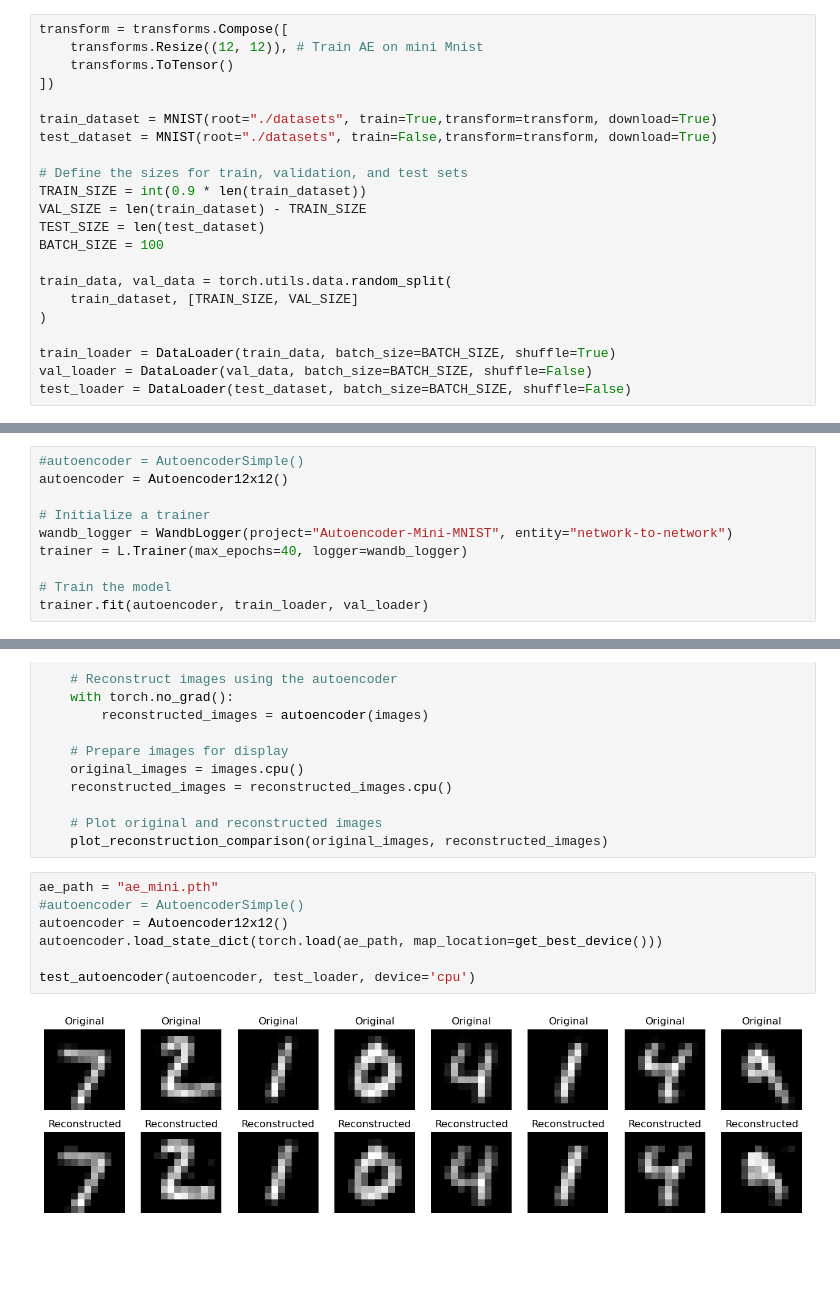
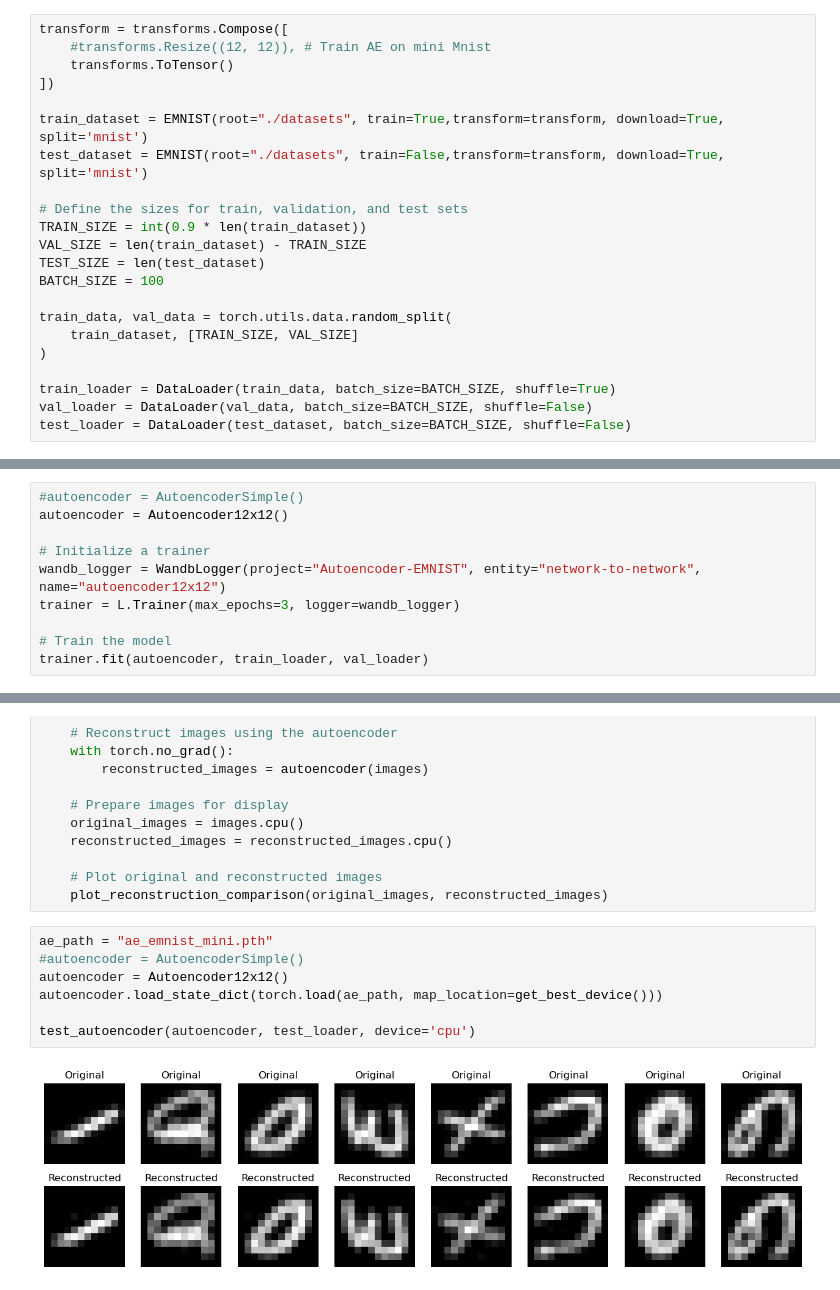
Before and after one commit to lukevoss/GNN, a Jupyter notebook: Project/training/train_autoencoder.ipynb, the cells around one changed output, grey strips where cells are left out. Saved outputs shown, nothing was run; the diff lists cells and outputs as text; blank space fills up the shorter version.

```diff
--- a/Project/training/train_autoencoder.ipynb
+++ b/Project/training/train_autoencoder.ipynb
@@ -25,12 +25,12 @@ from utils import plot_mnist_samples, plot_reconstruction_comparison, get_best_d
 ## Load the data and costruct dataloader
 # %%
 transform = transforms.Compose([
-    transforms.Resize((12, 12)), # Train AE on mini Mnist
+    #transforms.Resize((12, 12)), # Train AE on mini Mnist
     transforms.ToTensor()
 ])
 
-train_dataset = MNIST(root="./datasets", train=True,transform=transform, download=True)
-test_dataset = MNIST(root="./datasets", train=False,transform=transform, download=True)
+train_dataset = EMNIST(root="./datasets", train=True,transform=transform, download=True, split='mnist')
+test_dataset = EMNIST(root="./datasets", train=False,transform=transform, download=True, split='mnist')
 
 # Define the sizes for train, validation, and test sets
 TRAIN_SIZE = int(0.9 * len(train_dataset))
@@ -61,8 +61,8 @@ plot_mnist_samples(sample_images, sample_labels, sample_captions)
 autoencoder = Autoencoder12x12()
 
 # Initialize a trainer
-wandb_logger = WandbLogger(project="Autoencoder-Mini-MNIST", entity="network-to-network")
-trainer = L.Trainer(max_epochs=40, logger=wandb_logger)
+wandb_logger = WandbLogger(project="Autoencoder-EMNIST", entity="network-to-network", name="autoencoder12x12")
+trainer = L.Trainer(max_epochs=3, logger=wandb_logger)
 
 # Train the model
 trainer.fit(autoencoder, train_loader, val_loader)
@@ -127,11 +127,11 @@ def test_autoencoder(autoencoder, test_loader, device="cuda" if torch.cuda.is_av
     # Plot original and reconstructed images
     plot_reconstruction_comparison(original_images, reconstructed_images)
 # %%
-ae_path = "ae_mini.pth"
+ae_path = "ae_emnist_mini.pth"
 #autoencoder = AutoencoderSimple()
 autoencoder = Autoencoder12x12()
 autoencoder.load_state_dict(torch.load(ae_path, map_location=get_best_device()))
 
 test_autoencoder(autoencoder, test_loader, device='cpu')
 # %% [output]
-[figure, old version]
+[figure, new version]
```
Also changed, not shown: parts of 4 cells of this notebook, 15 other files.
